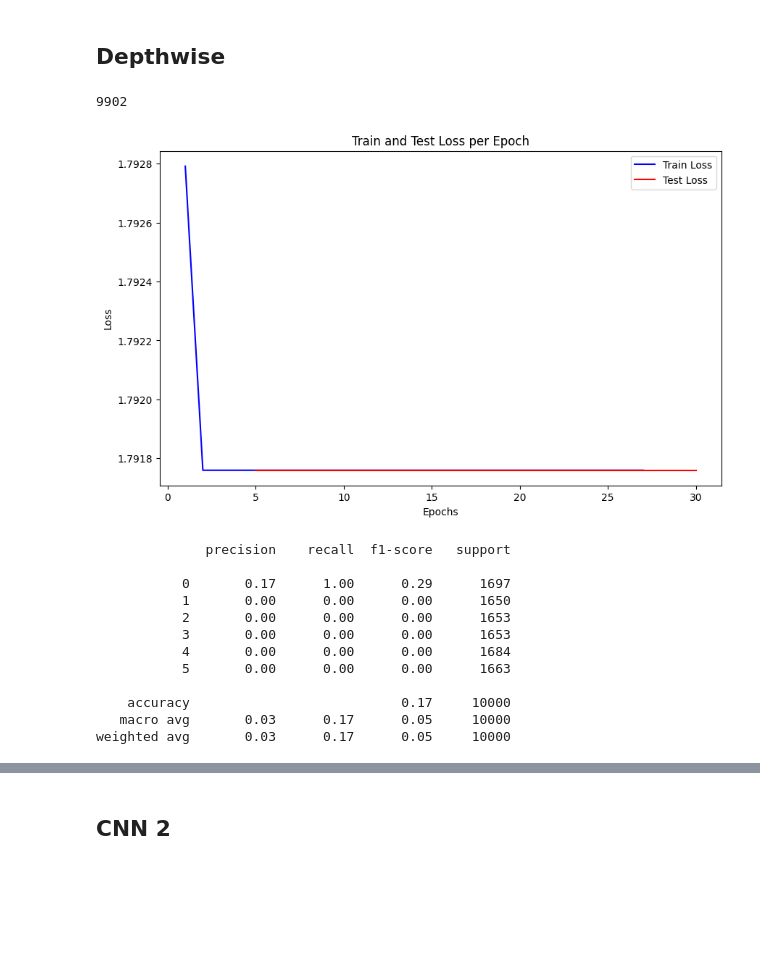
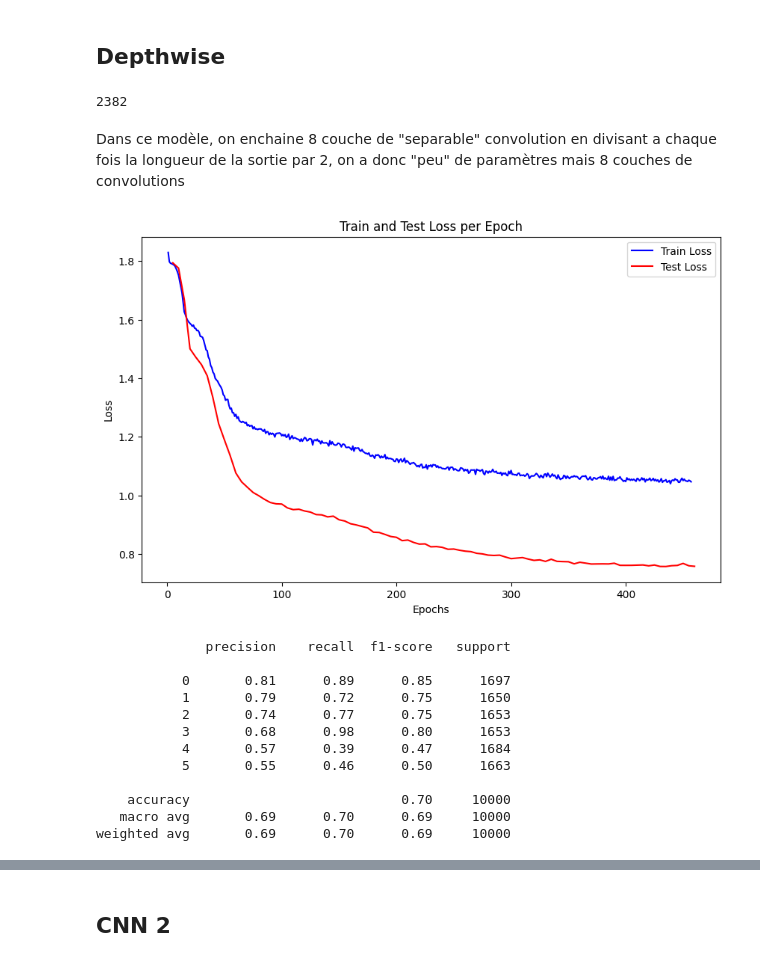
Before and after one commit to QMoayedpour/tp3_dlts, a Jupyter notebook: dlts_tp3_noah.ipynb, the cells around one changed output, grey strips where cells are left out. Saved outputs shown, nothing was run; the diff lists cells and outputs as text; code cells hidden in the pictures; blank space fills up the shorter version.

```diff
--- a/dlts_tp3_noah.ipynb
+++ b/dlts_tp3_noah.ipynb
@@ -481,7 +470,7 @@ dataloader_train = DataLoader(train_dataset,
 
 valid_dataset = MyDataset('validation.hdf5')
 dataloader_valid = DataLoader(valid_dataset,
-                                batch_size=10,
+                                batch_size=128,
                                 shuffle=False
                                  )
 
@@ -745,55 +769,64 @@ class Model3(nn.Module):
     def __init__(self, N=6, C=2, T=2048):
         super(Model3, self).__init__()
 
-        # Convolution depthwise separable
-        self.depthwise_conv1 = nn.Conv1d(C, C, kernel_size=3, stride=1, padding=1, groups=C)  # Depthwise
-        self.pointwise_conv1 = nn.Conv1d(C, 32, kernel_size=1)  # Pointwise
+        self.layers = nn.ModuleList()
+        in_channels = C
+        out_channels = 4
 
-        self.bn1 = nn.BatchNorm1d(32)
-        self.pool1 = nn.MaxPool1d(kernel_size=2)
+        for i in range(8):
+            depthwise_conv = nn.Conv1d(in_channels=in_channels, out_channels=in_channels,
+                                       groups=in_channels, kernel_size=3,
+                                       stride=1, padding='same')
+            pointwise_conv = nn.Conv1d(in_channels=in_channels, out_channels=out_channels,
+                                       kernel_size=1, stride=1, padding='same')
+            bn = nn.BatchNorm1d(out_channels)
+            pool = nn.MaxPool1d(kernel_size=2) # divise la longueur par 2, comme ça a la sortie on peut appliquer
+                                               # un linear qui n'aura pas 1000000 de paramètres
 
-        # Calculer la dimension d'entrée de la couche fully connected
-        conv_output_size = 32 * (T // 2)
+            self.layers.append(nn.Sequential(depthwise_conv, pointwise_conv, bn, pool))
 
-        # Fully Connected Layers
+            in_channels = out_channels
+
+            out_channels += 2
+
+        conv_output_size = in_channels *8
         self.fc1 = nn.Linear(conv_output_size, N)
-        self.dropout = nn.Dropout(0.5)
+        self.dropout = nn.Dropout(0.3) # Dropout permet
 
     def forward(self, x):
-        # Convolution depthwise separable
-        x = F.relu(self.bn1(self.pointwise_conv1(self.depthwise_conv1(x))))
-        x = self.pool1(x)
+        for layer in self.layers:
+            x = F.relu(layer(x))
 
-        # Flatten et Fully Connected Layers
         x = x.view(x.size(0), -1)
         x = F.relu(self.fc1(x))
         x = self.dropout(x)
-        return x
+        return F.log_softmax(x, dim=-1)
 
-# Exemple d'initialisation
 model_3 = Model3()
-print(count_n_param(model))
+print(count_n_param(model_3))
 # %% [output]
-9902
+2382
+# %% [markdown]
+Dans ce modèle, on enchaine 8 couche de "separable" convolution en divisant a chaque fois la longueur de la sortie par 2, on a donc "peu" de paramètres mais 8 couches de convolutions
 # %%
 trainer = MyTrainer(model_3, device="cuda")
 
 dic_results["model_depthwise"] = trainer.full_proc(train_dataloader=dataloader_train,
                                           valid_dataloader=dataloader_valid, test_dataloader=dataloader_test,
-                                        n_epochs=300,
+                                          n_epochs=500,
                                           critic_test=5,
                                           lr=1e-4, model_path="model_depthwise.pth")
 # %% [output]
-[figure, old version]
+[figure, new version]
               precision    recall  f1-score   support
 
-           0       0.17      1.00      0.29      1697
-           1       0.00      0.00      0.00      1650
-           2       0.00      0.00      0.00      1653
-           3       0.00      0.00      0.00      1653
-           4       0.00      0.00      0.00      1684
-           5       0.00      0.00      0.00      1663
+           0       0.81      0.89      0.85      1697
+           1       0.79      0.72      0.75      1650
+           2       0.74      0.77      0.75      1653
+           3       0.68      0.98      0.80      1653
+           4       0.57      0.39      0.47      1684
+           5       0.55      0.46      0.50      1663
 
-    accuracy                           0.17     10000
-   macro avg       0.03      0.17      0.05     10000
-weighted avg       0.03      0.17      0.05     10000
+    accuracy                           0.70     10000
+   macro avg       0.69      0.70      0.69     10000
+weighted avg       0.69      0.70      0.69     10000
```
Also changed, not shown: parts of 33 cells of this notebook, 1 other file.
